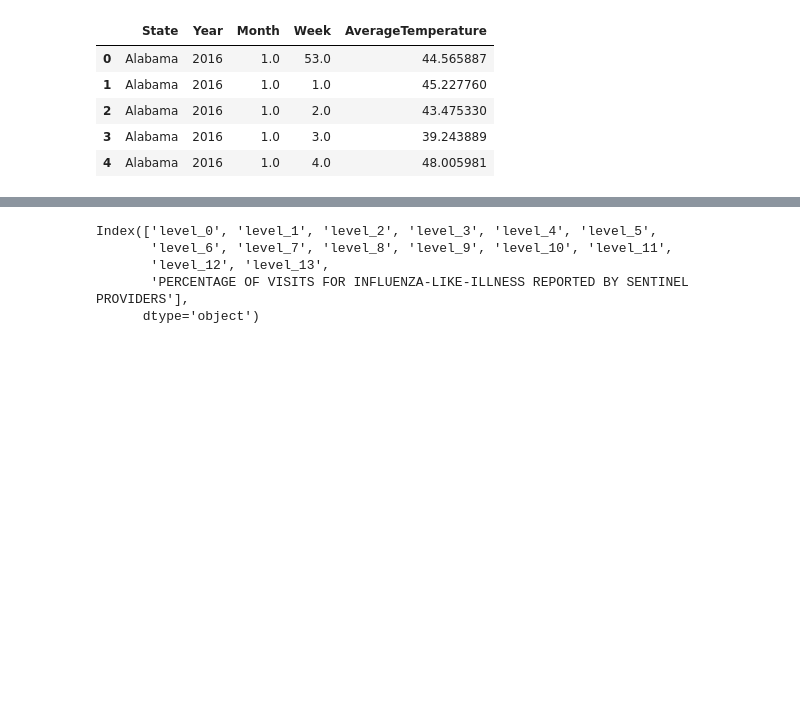
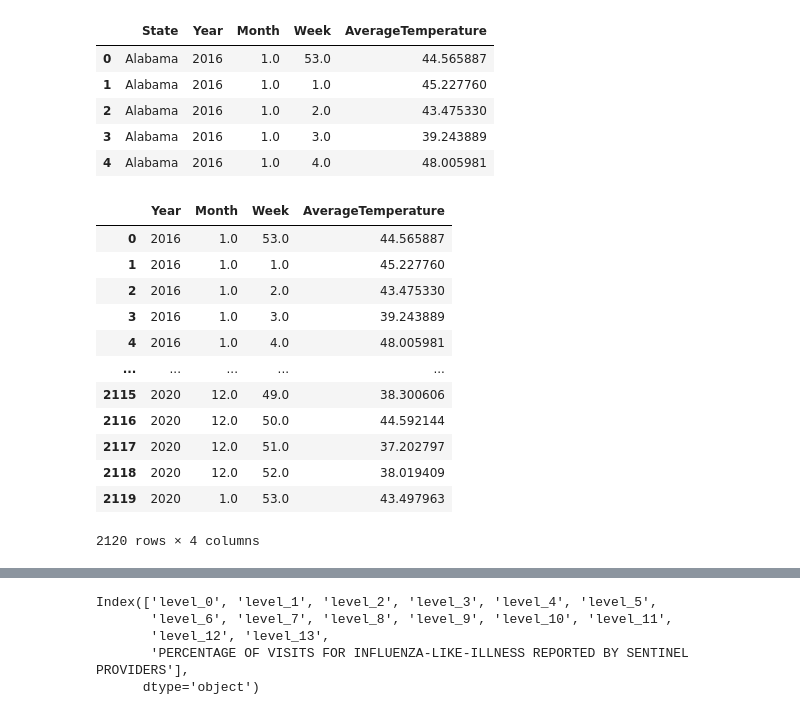
Before and after one commit to anthjordan/project-1, a Jupyter notebook: Weather_py/flu_to_temp.ipynb, the cells around one changed output, grey strips where cells are left out. Cells and saved outputs as stored; diff of their text form; code cells hidden in the pictures; blank space fills up the shorter version.

```diff
--- a/Weather_py/flu_to_temp.ipynb
+++ b/Weather_py/flu_to_temp.ipynb
@@ -47,6 +47,24 @@ Temp_DF.head().dropna()
 | 2 | Alabama | 2016 | 1.0 | 2.0 | 43.475330 |
 | 3 | Alabama | 2016 | 1.0 | 3.0 | 39.243889 |
 | 4 | Alabama | 2016 | 1.0 | 4.0 | 48.005981 |
+# %%
+Temp_DF.drop(columns=['State'],inplace=True)
+
+Temp_DF
+# %% [output]
+|  | Year | Month | Week | AverageTemperature |
+| 0 | 2016 | 1.0 | 53.0 | 44.565887 |
+| 1 | 2016 | 1.0 | 1.0 | 45.227760 |
+| 2 | 2016 | 1.0 | 2.0 | 43.475330 |
+| 3 | 2016 | 1.0 | 3.0 | 39.243889 |
+| 4 | 2016 | 1.0 | 4.0 | 48.005981 |
+| ... | ... | ... | ... | ... |
+| 2115 | 2020 | 12.0 | 49.0 | 38.300606 |
+| 2116 | 2020 | 12.0 | 50.0 | 44.592144 |
+| 2117 | 2020 | 12.0 | 51.0 | 37.202797 |
+| 2118 | 2020 | 12.0 | 52.0 | 38.019409 |
+| 2119 | 2020 | 1.0 | 53.0 | 43.497963 |
+2120 rows × 4 columns
 # %%
 Flu_DF = Flu_DF.reset_index()
 Flu_DF.head()
```
Also changed, not shown: parts of 4 cells of this notebook.
